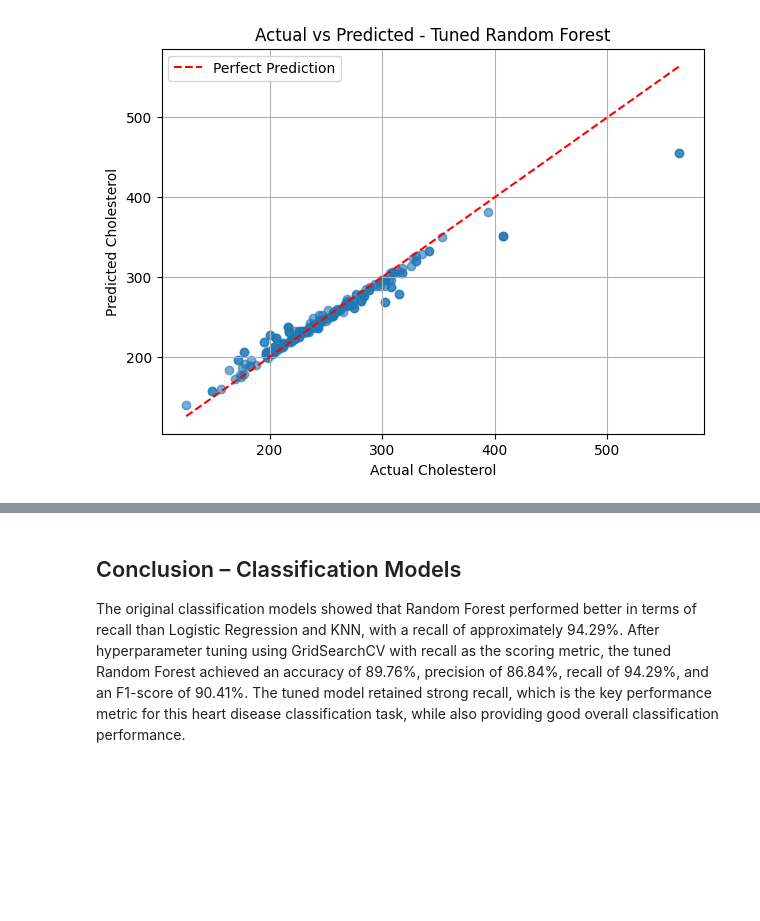
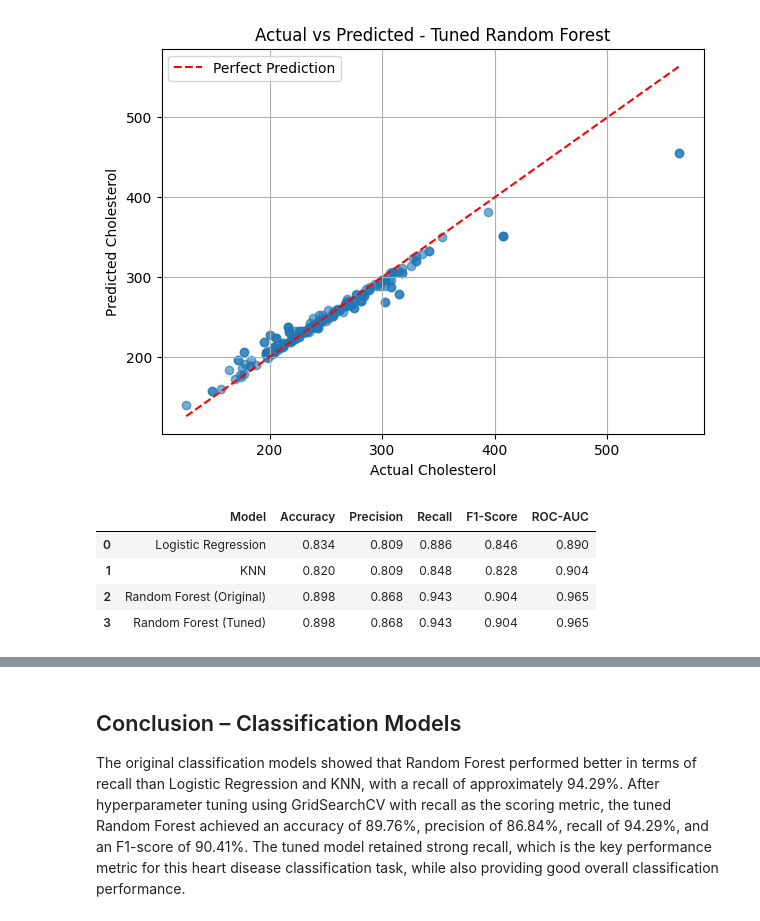
Before and after one commit to jisjeeson/ICT_ASSESSMENTS, a Jupyter notebook: INTERMEDIATE_ASSESSMENT_JIS_1STOCT.ipynb, the cells around one changed output, grey strips where cells are left out. Cells and saved outputs as stored; diff of their text form; code cells hidden in the pictures; blank space fills up the shorter version.

```diff
--- a/INTERMEDIATE_ASSESSMENT_JIS_1STOCT.ipynb
+++ b/INTERMEDIATE_ASSESSMENT_JIS_1STOCT.ipynb
@@ -649,0 +652,25 @@ plt.show()
+# %%
+# CLASSIFICATION
+import pandas as pd
+
+classification_results = pd.DataFrame({
+    "Model": [
+        "Logistic Regression",
+        "KNN",
+        "Random Forest (Original)",
+        "Random Forest (Tuned)"
+    ],
+    "Accuracy": [0.8341, 0.8195, 0.8976, 0.8976],
+    "Precision": [0.8087, 0.8090, 0.8684, 0.8684],
+    "Recall": [0.8857, 0.8476, 0.9429, 0.9429],
+    "F1-Score": [0.8455, 0.8279, 0.9041, 0.9041],
+    "ROC-AUC": [0.890, 0.904, 0.965, 0.965]
+})
+
+classification_results.round(3)
+# %% [output]
+|  | Model | Accuracy | Precision | Recall | F1-Score | ROC-AUC |
+| 0 | Logistic Regression | 0.834 | 0.809 | 0.886 | 0.846 | 0.890 |
+| 1 | KNN | 0.820 | 0.809 | 0.848 | 0.828 | 0.904 |
+| 2 | Random Forest (Original) | 0.898 | 0.868 | 0.943 | 0.904 | 0.965 |
+| 3 | Random Forest (Tuned) | 0.898 | 0.868 | 0.943 | 0.904 | 0.965 |
```
Also changed, not shown: parts of 3 cells of this notebook.
